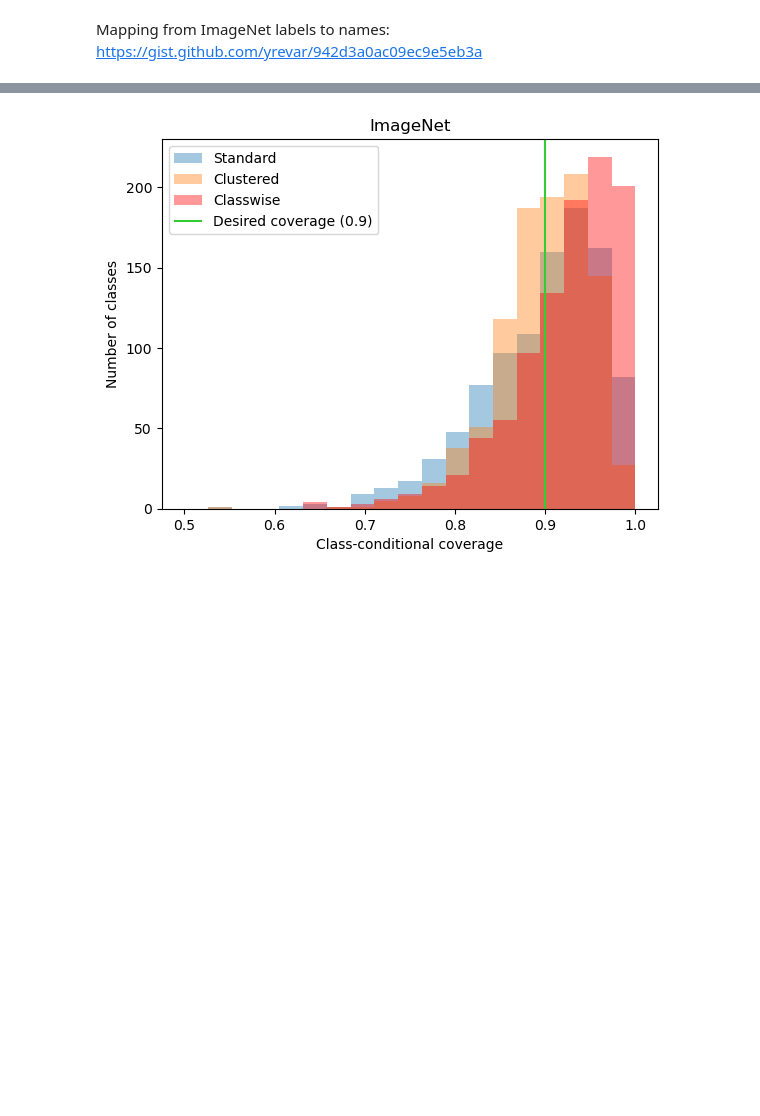
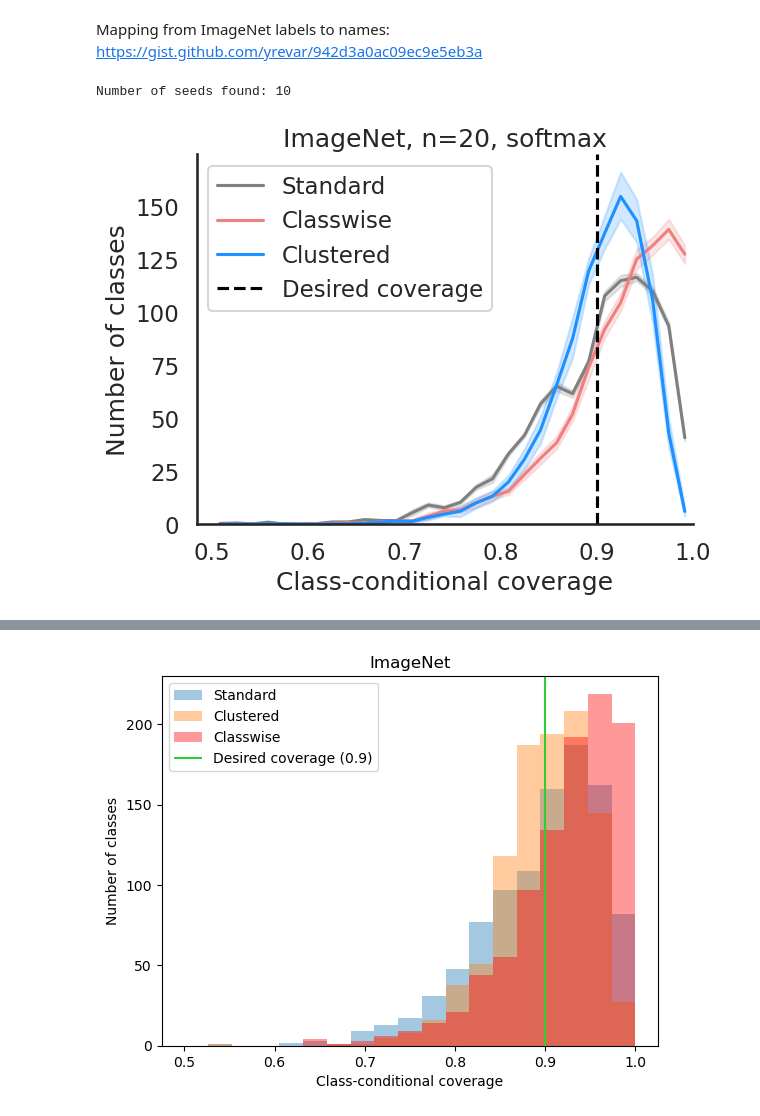
Before and after one commit to tiffanyding/class-conditional-conformal, a Jupyter notebook: case_study.ipynb, the cells around one changed output, grey strips where cells are left out. Cells and saved outputs as stored; diff of their text form; code cells hidden in the pictures; blank space fills up the shorter version.

```diff
--- a/case_study.ipynb
+++ b/case_study.ipynb
@@ -26,0 +25,10 @@ with open(pth, 'rb') as f:
+# %%
+n_totalcal = 20
+score = 'softmax'
+folder = f'/home/tding/code/class-conditional-conformal/.cache/paper/varying_n/{dataset}/random_calset/n_totalcal={n_totalcal}/score={score}'
+plot_class_coverage_histogram(folder, desired_cov=0.9, vmin=.5, vmax=1, nbins=30,
+                              methods = ['standard', 'classwise', 'cluster_random'],
+                              title=f'ImageNet, n={n_totalcal}, {score}')
+# %% [output]
+Number of seeds found: 10
+[figure, added]
```
Also changed, not shown: parts of 3 cells of this notebook, 11 other files.
